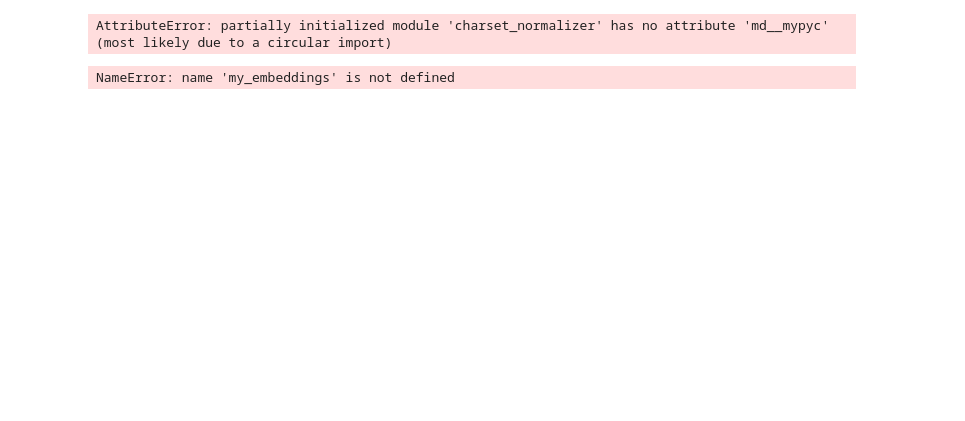
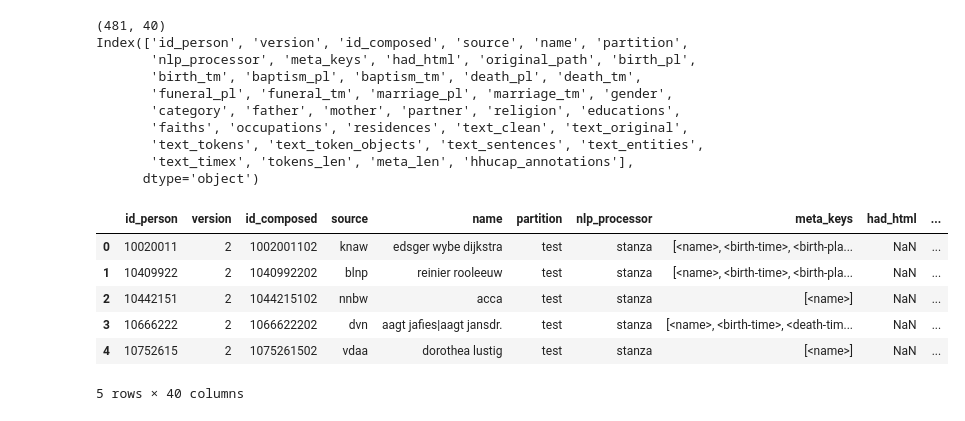
Before and after one commit to angel-daza/bios-dutch, a Jupyter notebook: cohere_tests.ipynb, the cells around one changed output. Drawn from its saved outputs; the diff is of its cells as text; code cells hidden in the pictures; blank space fills up the shorter version.

Commit message:
data update

```diff
--- a/cohere_tests.ipynb
+++ b/cohere_tests.ipynb
@@ -45,39 +2,0 @@ AttributeError: partially initialized module 'charset_normalizer' has no attribu
-# %%
-import umap
-import umap.plot
-
-mapper = umap.UMAP(n_components=2, init='random').fit(my_embeddings)
-umap.plot.points(mapper)
-# %% [output]
-AttributeError: partially initialized module 'charset_normalizer' has no attribute 'md__mypyc' (most likely due to a circular import)
-# %%
-import umap
-import plotly.graph_objs as go
-
-# Perform UMAP dimensionality reduction
-umap_embedding = umap.UMAP(n_neighbors=5, min_dist=0.3, random_state=42).fit_transform(my_embeddings)
-
-# Create a scatter plot using Plotly
-scatter_plot = go.Scatter(
-    x=umap_embedding[:, 0],
-    y=umap_embedding[:, 1],
-    mode='markers'
-)
-
-layout = go.Layout(
-    title='UMAP Visualization',
-    #xaxis=dict(title='UMAP Dimension 1'),
-    #yaxis=dict(title='UMAP Dimension 2')
-)
-
-fig = go.Figure(data=[scatter_plot], layout=layout)
-
-# Display the interactive plot using the plotly backend for matplotlib
-import matplotlib.pyplot as plt
-from IPython.display import display
-
-#% matplotlib notebook
-
-display(fig)
-# %% [output]
-NameError: name 'my_embeddings' is not defined
@@ -83,0 +108,25 @@ NameError: name 'my_embeddings' is not defined
+# %%
+import pandas as pd
+
+bionet_test = pd.read_json("data/seed_data/biographynet_test.jsonl",  lines = True)
+print(bionet_test.shape)
+print(bionet_test.columns)
+bionet_test.head()
+# %% [output]
+(481, 40)
+Index(['id_person', 'version', 'id_composed', 'source', 'name', 'partition',
+       'nlp_processor', 'meta_keys', 'had_html', 'original_path', 'birth_pl',
+       'birth_tm', 'baptism_pl', 'baptism_tm', 'death_pl', 'death_tm',
+       'funeral_pl', 'funeral_tm', 'marriage_pl', 'marriage_tm', 'gender',
+       'category', 'father', 'mother', 'partner', 'religion', 'educations',
+       'faiths', 'occupations', 'residences', 'text_clean', 'text_original',
+       'text_tokens', 'text_token_objects', 'text_sentences', 'text_entities',
+       'text_timex', 'tokens_len', 'meta_len', 'hhucap_annotations'],
+      dtype='object')
+|  | id_person | version | id_composed | source | name | partition | nlp_processor | meta_keys | had_html | ... |
+| 0 | 10020011 | 2 | 1002001102 | knaw | edsger wybe dijkstra | test | stanza | [<name>, <birth-time>, <birth-pla... | NaN | ... |
+| 1 | 10409922 | 2 | 1040992202 | blnp | reinier rooleeuw | test | stanza | [<name>, <birth-time>, <birth-pla... | NaN | ... |
+| 2 | 10442151 | 2 | 1044215102 | nnbw | acca | test | stanza | [<name>] | NaN | ... |
+| 3 | 10666222 | 2 | 1066622202 | dvn | aagt jafies|aagt jansdr. | test | stanza | [<name>, <birth-time>, <death-tim... | NaN | ... |
+| 4 | 10752615 | 2 | 1075261502 | vdaa | dorothea lustig | test | stanza | [<name>] | NaN | ... |
+5 rows × 40 columns
```
Also changed, not shown: parts of 8 cells of this notebook, 2 other files.
